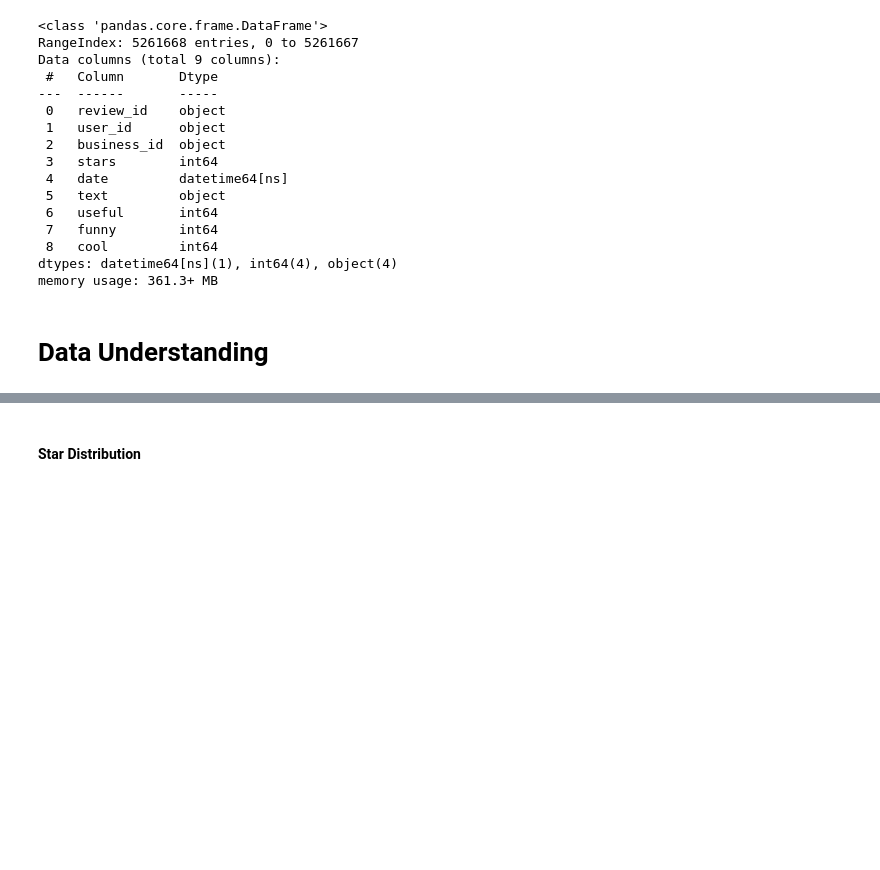
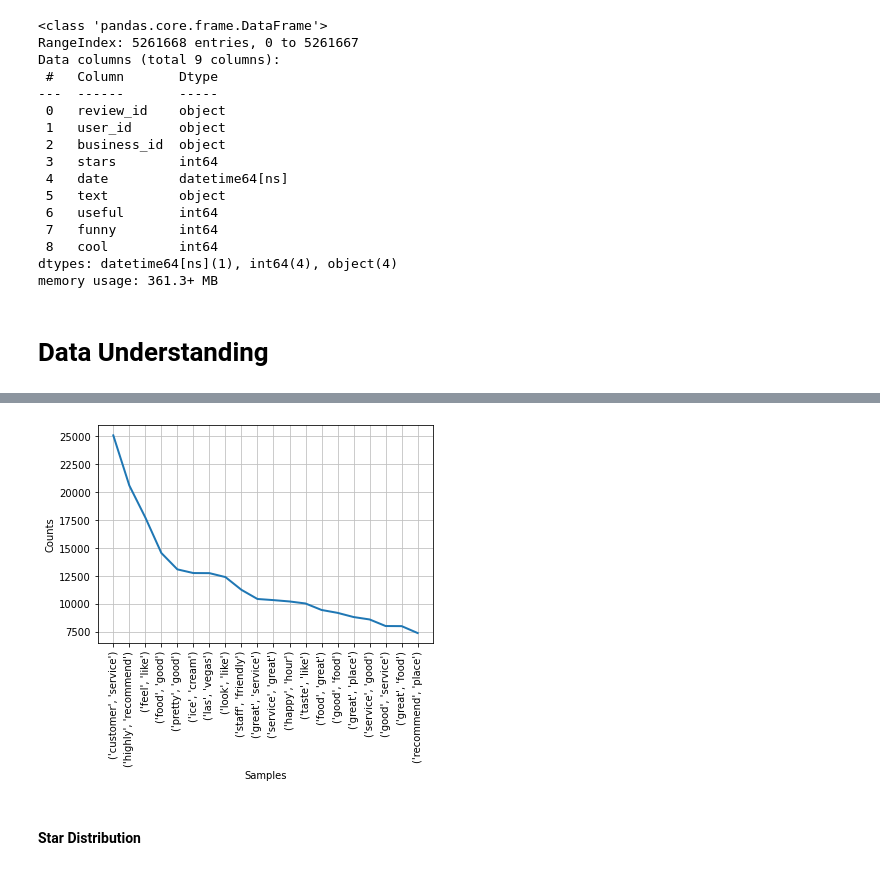
Before and after one commit to vchen-98/capstone, a Jupyter notebook: final_notebook.ipynb, the cells around one changed output, grey strips where cells are left out. Drawn from its saved outputs; the diff is of its cells as text; code cells hidden in the pictures; blank space fills up the shorter version.

```diff
--- a/final_notebook.ipynb
+++ b/final_notebook.ipynb
@@ -178,0 +200,7 @@ plt.show()
+# %%
+# Get a list of all the bi-grams
+true_bigrams = ngrams(true_tokenized_word, 2)
+# %%
+# List 20 most common bigrams
+true_bigrams_freq = collections.Counter(true_bigrams)
+true_bigrams_freq.most_common(20)
@@ -179,3 +228,10 @@ plt.show()
+# %%
+true_bigram_fdist=nltk.FreqDist(true_bigrams_freq)
+# %%
+true_bigram_fdist.plot(20)
+plt.show()
+# %% [output]
+[figure, added]
 # %% [markdown]
 #### Star Distribution
 # %%
```
Also changed, not shown: parts of 37 cells of this notebook, 1 other file.
